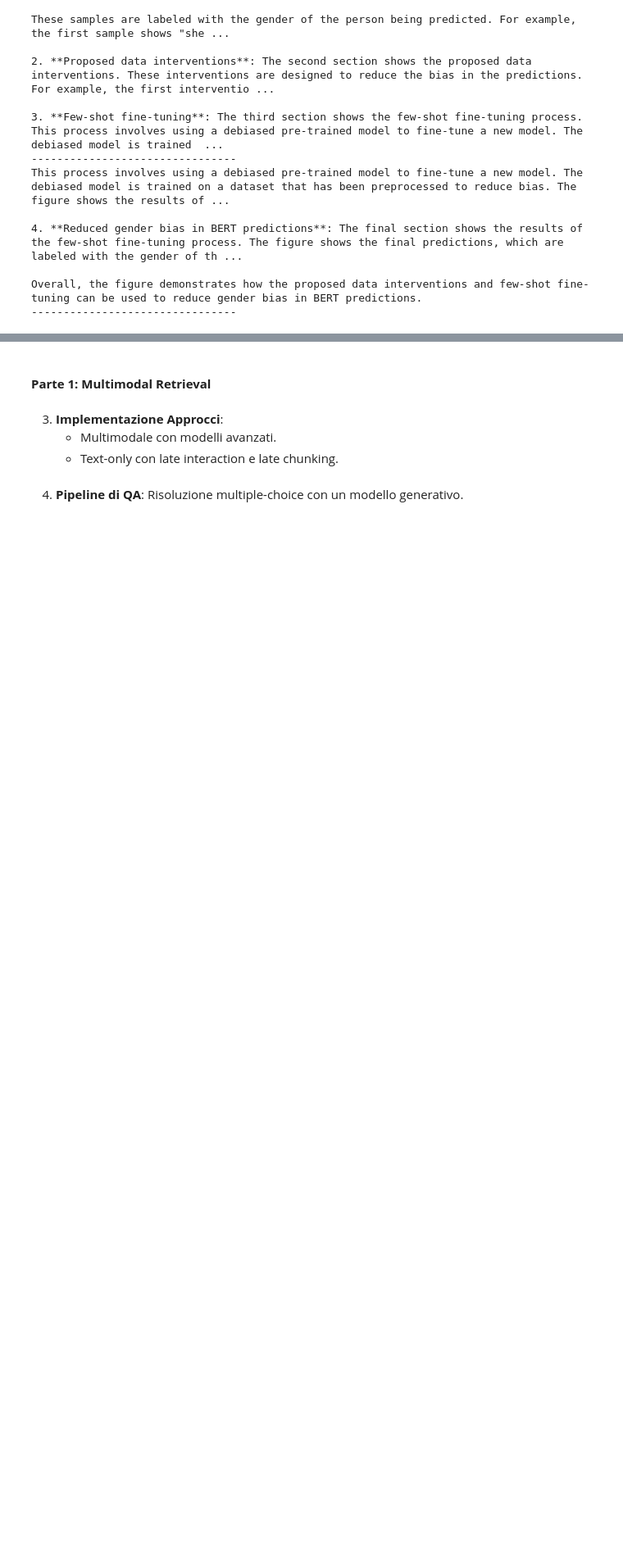
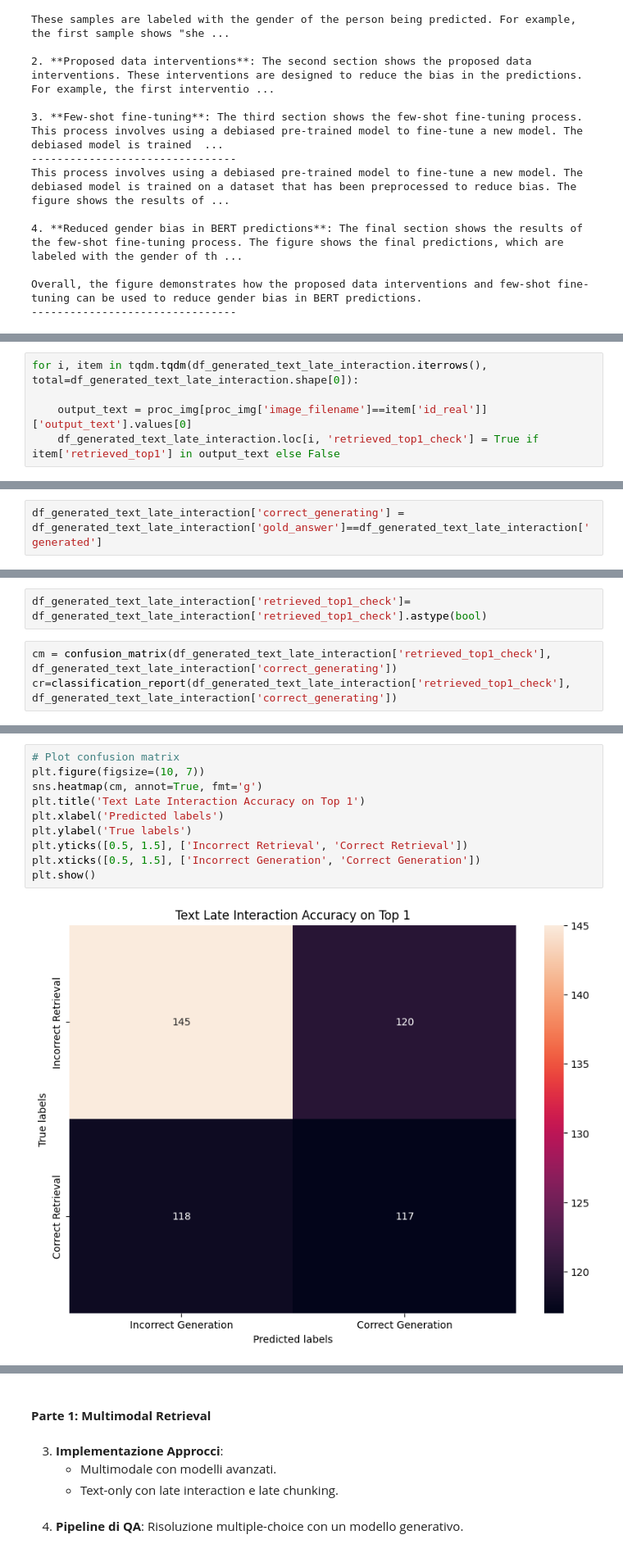
Before and after one commit to Robertogiordano/MultiGraphQA, a Jupyter notebook: notebook.ipynb, the cells around one changed output, grey strips where cells are left out. Shown at 82% size. Cells and saved outputs as stored; diff of their text form; blank space fills up the shorter version.

```diff
--- a/notebook.ipynb
+++ b/notebook.ipynb
@@ -1653,0 +1704,5 @@ Ahoy, matey! I be Gemma, a digital scallywag, a language-slingin' parrot of the
+# %%
+for i, item in tqdm.tqdm(df_generated_text_late_interaction.iterrows(), total=df_generated_text_late_interaction.shape[0]):
+
+    output_text = proc_img[proc_img['image_filename']==item['id_real']]['output_text'].values[0]
+    df_generated_text_late_interaction.loc[i, 'retrieved_top1_check'] = True if item['retrieved_top1'] in output_text else False
@@ -1653,0 +1720,2 @@ Ahoy, matey! I be Gemma, a digital scallywag, a language-slingin' parrot of the
+# %%
+df_generated_text_late_interaction['correct_generating'] = df_generated_text_late_interaction['gold_answer']==df_generated_text_late_interaction['generated']
@@ -1653,0 +1735,5 @@ Ahoy, matey! I be Gemma, a digital scallywag, a language-slingin' parrot of the
+# %%
+df_generated_text_late_interaction['retrieved_top1_check']= df_generated_text_late_interaction['retrieved_top1_check'].astype(bool)
+# %%
+cm = confusion_matrix(df_generated_text_late_interaction['retrieved_top1_check'], df_generated_text_late_interaction['correct_generating'])
+cr=classification_report(df_generated_text_late_interaction['retrieved_top1_check'], df_generated_text_late_interaction['correct_generating'])
@@ -1653,0 +1751,12 @@ Ahoy, matey! I be Gemma, a digital scallywag, a language-slingin' parrot of the
+# %%
+# Plot confusion matrix
+plt.figure(figsize=(10, 7))
+sns.heatmap(cm, annot=True, fmt='g')
+plt.title('Text Late Interaction Accuracy on Top 1')
+plt.xlabel('Predicted labels')
+plt.ylabel('True labels')
+plt.yticks([0.5, 1.5], ['Incorrect Retrieval', 'Correct Retrieval'])
+plt.xticks([0.5, 1.5], ['Incorrect Generation', 'Correct Generation'])
+plt.show()
+# %% [output]
+[figure, added]
```
Also changed, not shown: parts of 41 cells of this notebook, 3 other files.
